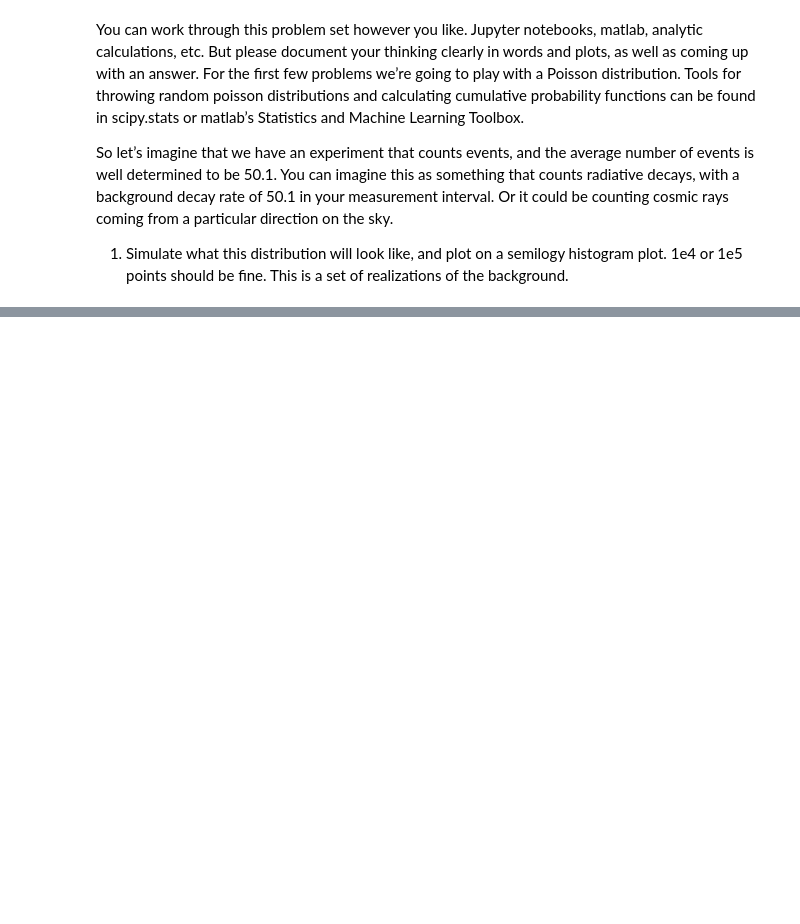
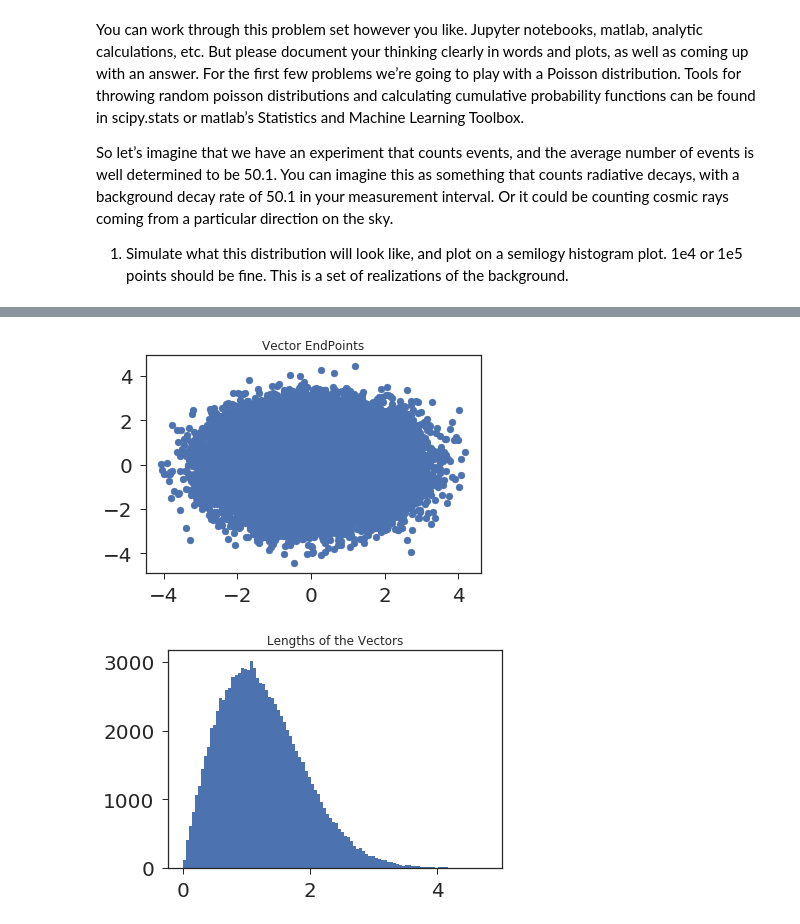
Before and after one commit to jlabounty/phys576, a Jupyter notebook: PHYS576_HW1_JoshuaLaBounty.ipynb, the cells around one changed output, grey strips where cells are left out. Cells and saved outputs as stored; diff of their text form; code cells hidden in the pictures; blank space fills up the shorter version.

```diff
--- a/PHYS576_HW1_JoshuaLaBounty.ipynb
+++ b/PHYS576_HW1_JoshuaLaBounty.ipynb
@@ -123,0 +156,10 @@ simulation does not have enough realizations, so an analytic calculation is need
+# %%
+sum30 = 0.00
+for i in range(31):
+    sum30 += scipy.stats.poisson.pmf(i, mean)
+print("The probability of measuring </= 30 counts is",sum30)
+
+sum80 = 1.00
+for i in range(80):
+    sum80 -= scipy.stats.poisson.pmf(i, mean)
+print("The probability of measuring > 80 counts is",sum80)
@@ -123,0 +187,20 @@ simulation does not have enough realizations, so an analytic calculation is need
+# %%
+#Lets first generate two ransom gaussian distributions, which will be the vectors of x and y coordinates
+nPoints = 100000
+vecX = np.random.normal(0,1,size=nPoints)
+vecY = np.random.normal(0,1,size=nPoints)
+
+vecLength = []
+for i in range(len(vecX)):
+    vecLength.append( np.sqrt(vecX[i]**2 + vecY[i]**2 ) )
+# %%
+plt.scatter(vecX,vecY)
+plt.title("Vector EndPoints")
+plt.show()
+
+plt.hist(vecLength,bins=100)
+plt.title("Lengths of the Vectors")
+plt.show()
+# %% [output]
+[figure, added]
+[figure, added]
```
Also changed, not shown: parts of 26 cells of this notebook.
